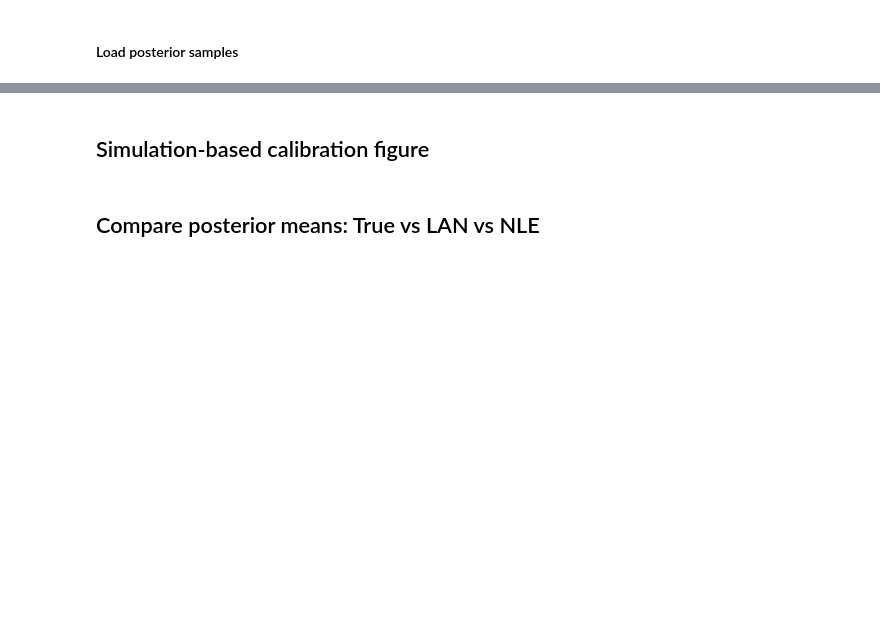
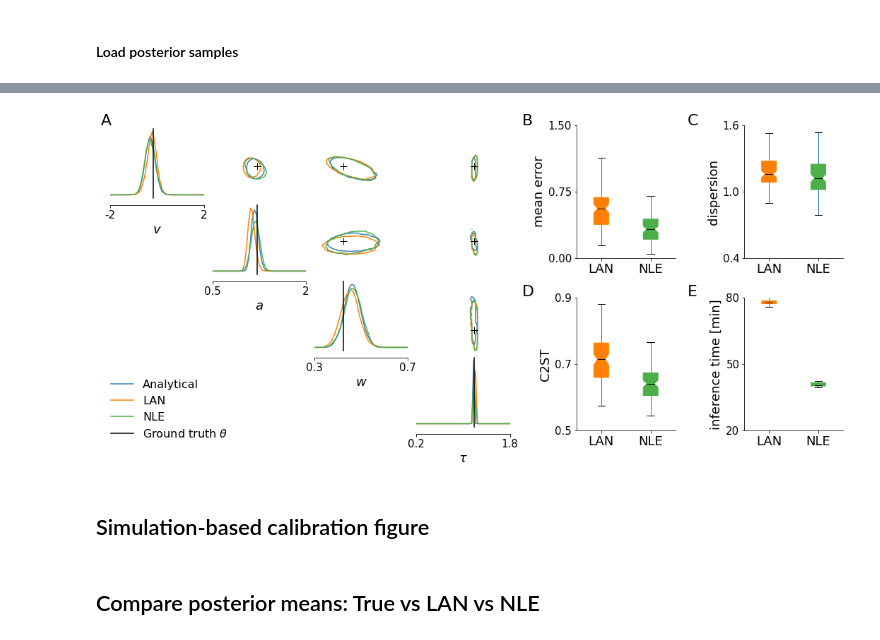
Before and after one commit to sbi-benchmark/sbibm, a Jupyter notebook: lan_nle_comparison/LAN-NLE-Figures.ipynb, the cells around one changed output, grey strips where cells are left out. Drawn from its saved outputs; the diff is of its cells as text; code cells hidden in the pictures; blank space fills up the shorter version.

```diff
--- a/lan_nle_comparison/LAN-NLE-Figures.ipynb
+++ b/lan_nle_comparison/LAN-NLE-Figures.ipynb
@@ -423,3 +443,33 @@ df = pd.concat([
+# %%
+# get posterior sample mean and variance
+N = 100
+nle_samples = np.zeros((N, 10000, 4))
+lan_samples = np.zeros((N, 10000, 4))
+true_samples = np.zeros((N, 10000, 4))
+true_params = np.zeros((N, 4))
+
+for ii in range(N):
+    obsi = ii + 1 + 200
+    dd = df[df.num_observation==obsi]
+
+    nle_samples[ii,] = get_ndarray_from_csv(dd[dd.algorithm=="NLE"].path.values[0]+"/posterior_samples.csv.bz2")
+    lan_samples[ii,] = get_ndarray_from_csv(dd[dd.algorithm=="LAN-KDE"].path.values[0]+"/posterior_samples.csv.bz2")
+    true_samples[ii,] = task.get_reference_posterior_samples(obsi).numpy()
+    # get tho
+    true_params[ii,] = task.get_true_parameters(obsi).numpy()
+# %%
+meanerr = np.zeros((N, 2))
+varerr = np.zeros_like(meanerr)
+
+meanerr[:, 1] = np.mean(abs(nle_samples.mean(-2) -true_samples.mean(-2)) / true_samples.std(-2), -1)
+meanerr[:, 0] = np.mean(abs(lan_samples.mean(-2) -true_samples.mean(-2)) / true_samples.std(-2), -1)
+
+varerr[:, 1] = np.mean(abs(nle_samples.var(-2)) / true_samples.var(-2), -1)
+varerr[:, 0] = np.mean(abs(lan_samples.var(-2)) / true_samples.var(-2), -1)
+# %%
+df = df.sort_values(by=["num_observation", "algorithm"])
+df.loc[:, "MEANERR"] = meanerr.reshape(-1)
+df.loc[:, "VARERR"] = varerr.reshape(-1)
 # %% [markdown]
 #### Load posterior samples
 # %%
@@ -456,7 +508,7 @@ pairplot(ss,
          samples_colors=colors[:3],
          diag="kde",
          upper="contour",
-         kde_offdiag=dict(bw_method="scott", bins=30),
+         kde_offdiag=dict(bw_method="scott", bins=50),
          contour_upper=dict(levels=[0.1], percentile=False),
          points_offdiag=dict(marker="+", markersize=10),
          points_colors=["k"],
@@ -483,42 +535,44 @@ bdict = df.boxplot(ax=ax2, column=cols, by=["algorithm"], rot=0,
                 showfliers=showfliers,);
 
 ticks = [
-    np.linspace(0, 2., 3),
-    np.linspace(0.0, .004, 3),
+    np.linspace(0, 1.5, 3),
+    np.linspace(0.4, 1.6, 3),
     np.linspace(0.5, 0.9, 3),
-    np.linspace(20, 60, 3),
+    np.linspace(20, 80, 3),
 ]
 
 for a, t in zip(ax2.reshape(-1), ticks):
     a.set_yticks(t)
     a.set_ylim(t[0], t[-1])
 
 
 for row_key, (axi,row) in bdict.iteritems():
     for i,box in enumerate(row['boxes']):
         box.set_color(colors[i+1])
 
-col_labels = ["mean error", "variance error", "C2ST", "time [min]"]
+col_labels = ["mean error", "dispersion", "C2ST", "inference time [min]"]
 
 for i, a in enumerate(ax2.reshape(-1)):
     a.set_ylabel(col_labels[i])
     a.set_title("")
     a.set_ylabel(col_labels[i])
     a.set_xlabel("")
     a.set_xticklabels(["LAN", "NLE"], fontsize=mpl.rcParams["font.size"])
 plt.suptitle("")
 
 weight = "regular"
 fontsize = 22
 y1 = 0.9
 x1 = 0.09
 fig.text(x1, y1, "A", fontsize=fontsize, fontweight=weight)
 fig.text(x1 + 0.46, y1, "B", fontsize=fontsize, fontweight=weight)
 fig.text(x1 + 0.64, y1, "C", fontsize=fontsize, fontweight=weight)
 fig.text(x1 + 0.46, y1 - 0.42, "D", fontsize=fontsize, fontweight=weight)
 fig.text(x1 + 0.64, y1 - 0.42, "E", fontsize=fontsize, fontweight=weight)
 
 plt.tight_layout();
 fig.savefig("LAN-NLE-posterior-comparison.png", dpi=300, bbox_inches="tight");
+# %% [output]
+[figure, added]
 # %% [markdown]
 ## Simulation-based calibration figure
```
Also changed, not shown: parts of 53 cells of this notebook, 1 other file.
